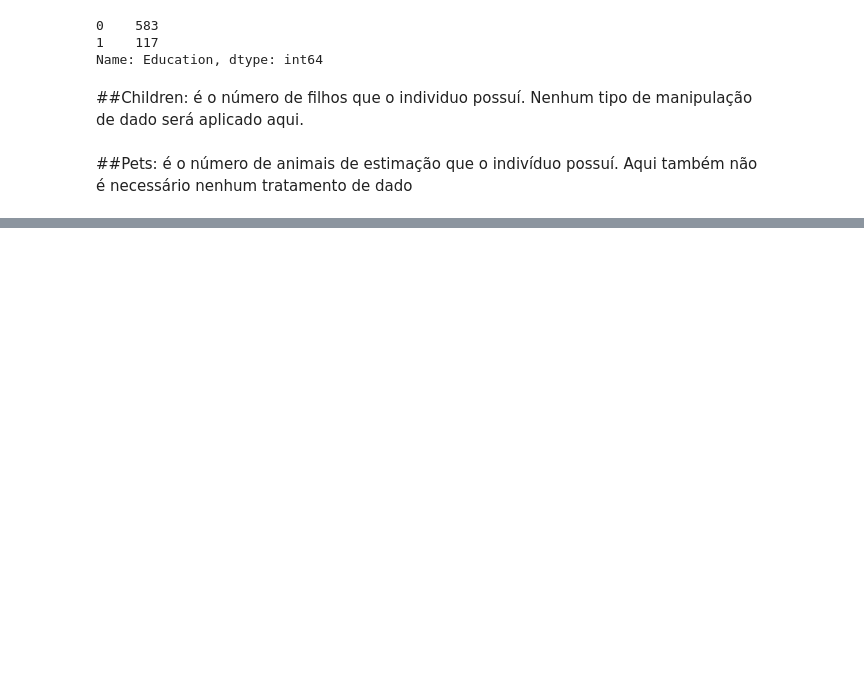
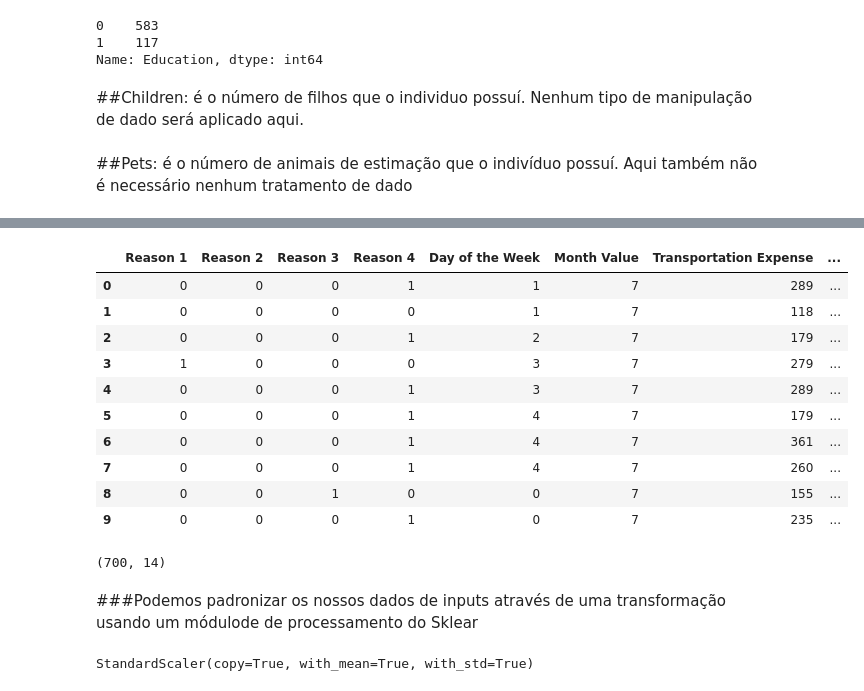
Before and after one commit to Jacquesjh/Absenteeism, a Jupyter notebook: Absenteesim_Pre_Processing.ipynb, the cells around one changed output, grey strips where cells are left out. Cells and saved outputs as stored; diff of their text form; code cells hidden in the pictures; blank space fills up the shorter version.

```diff
--- a/Absenteesim_Pre_Processing.ipynb
+++ b/Absenteesim_Pre_Processing.ipynb
@@ -541,0 +541,22 @@ data_education_mod = data_normalized.copy()
+# %%
+inputs_data = balanced_data.iloc[:, :-1]
+# %%
+inputs_data.head(10)
+# %% [output]
+|  | Reason 1 | Reason 2 | Reason 3 | Reason 4 | Day of the Week | Month Value | Transportation Expense | ... |
+| 0 | 0 | 0 | 0 | 1 | 1 | 7 | 289 | ... |
+| 1 | 0 | 0 | 0 | 0 | 1 | 7 | 118 | ... |
+| 2 | 0 | 0 | 0 | 1 | 2 | 7 | 179 | ... |
+| 3 | 1 | 0 | 0 | 0 | 3 | 7 | 279 | ... |
+| 4 | 0 | 0 | 0 | 1 | 3 | 7 | 289 | ... |
+| 5 | 0 | 0 | 0 | 1 | 4 | 7 | 179 | ... |
+| 6 | 0 | 0 | 0 | 1 | 4 | 7 | 361 | ... |
+| 7 | 0 | 0 | 0 | 1 | 4 | 7 | 260 | ... |
+| 8 | 0 | 0 | 1 | 0 | 0 | 7 | 155 | ... |
+| 9 | 0 | 0 | 0 | 1 | 0 | 7 | 235 | ... |
+# %%
+inputs_data.shape
+# %% [output]
+(700, 14)
+# %% [markdown]
+###Podemos padronizar os nossos dados de inputs através de uma transformação usando um módulode de processamento do Sklear
@@ -541,0 +567,4 @@ data_education_mod = data_normalized.copy()
+# %%
+absenteeism_scaler.fit(inputs_data)
+# %% [output]
+StandardScaler(copy=True, with_mean=True, with_std=True)
```
Also changed, not shown: parts of 78 cells of this notebook.
